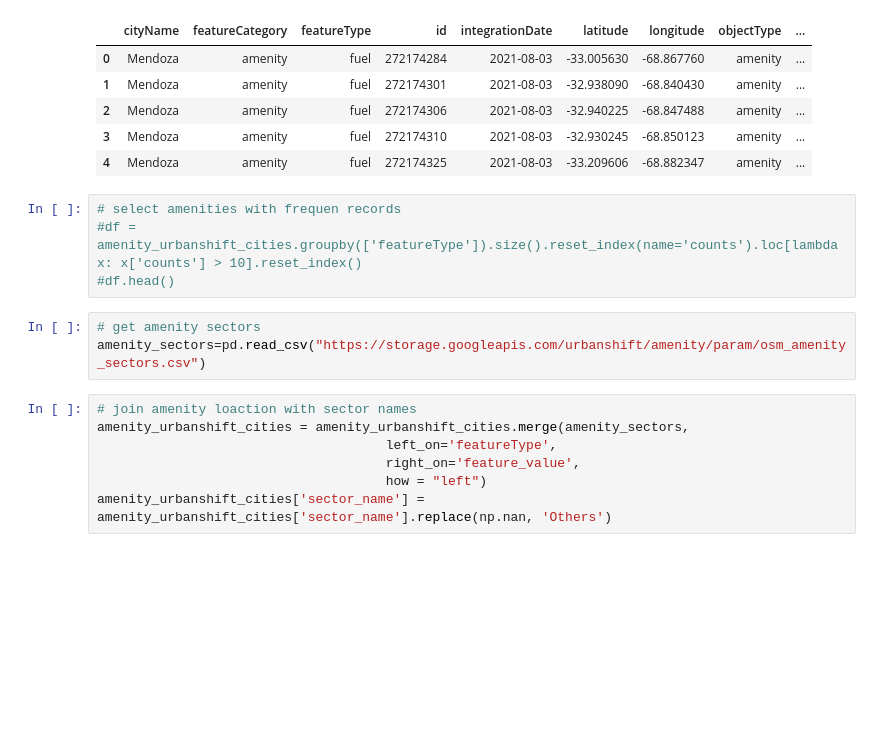
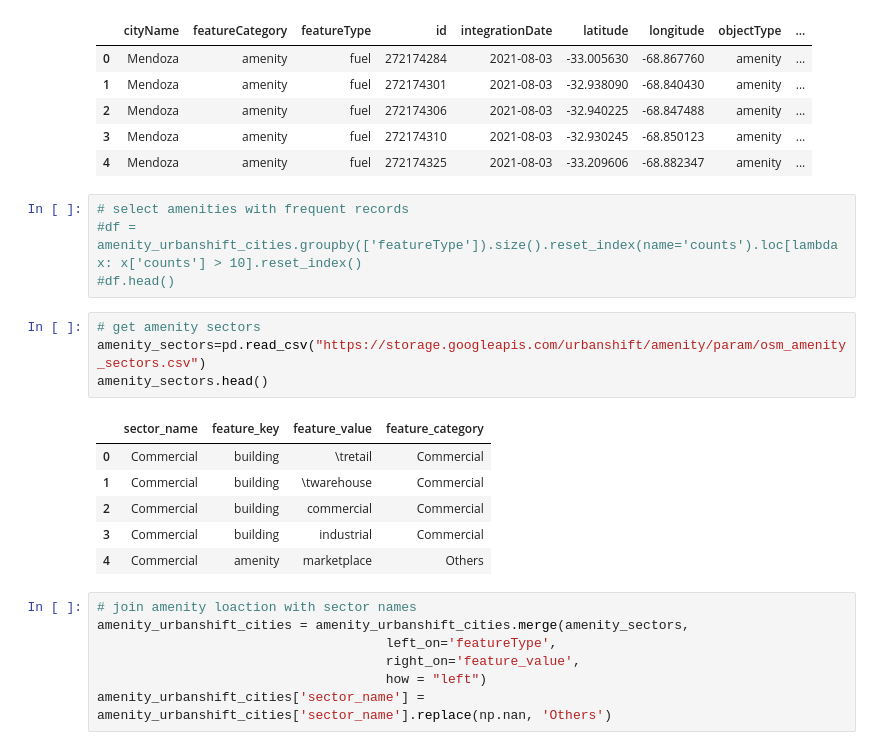
Before and after one commit to wri/cities-urbanshift, a Jupyter notebook: baseline-indicators/compute-exposure-amenity-lst.ipynb, the cells around one changed output. Saved outputs shown, nothing was run; the diff lists cells and outputs as text; blank space fills up the shorter version.

```diff
--- a/baseline-indicators/compute-exposure-amenity-lst.ipynb
+++ b/baseline-indicators/compute-exposure-amenity-lst.ipynb
@@ -121,12 +140,20 @@ amenity_urbanshift_cities.head()
 | 3 | Mendoza | amenity | fuel | 272174310 | 2021-08-03 | -32.930245 | -68.850123 | amenity | ... |
 | 4 | Mendoza | amenity | fuel | 272174325 | 2021-08-03 | -33.209606 | -68.882347 | amenity | ... |
 # %%
-# select amenities with frequen records
+# select amenities with frequent records
 #df = amenity_urbanshift_cities.groupby(['featureType']).size().reset_index(name='counts').loc[lambda x: x['counts'] > 10].reset_index()
 #df.head()
 # %%
 # get amenity sectors
 amenity_sectors=pd.read_csv("https://storage.googleapis.com/urbanshift/amenity/param/osm_amenity_sectors.csv")
+amenity_sectors.head()
+# %% [output]
+|  | sector_name | feature_key | feature_value | feature_category |
+| 0 | Commercial | building | \tretail | Commercial |
+| 1 | Commercial | building | \twarehouse | Commercial |
+| 2 | Commercial | building | commercial | Commercial |
+| 3 | Commercial | building | industrial | Commercial |
+| 4 | Commercial | amenity | marketplace | Others |
 # %%
 # join amenity loaction with sector names
 amenity_urbanshift_cities = amenity_urbanshift_cities.merge(amenity_sectors,
```
Also changed, not shown: parts of 29 cells of this notebook.
